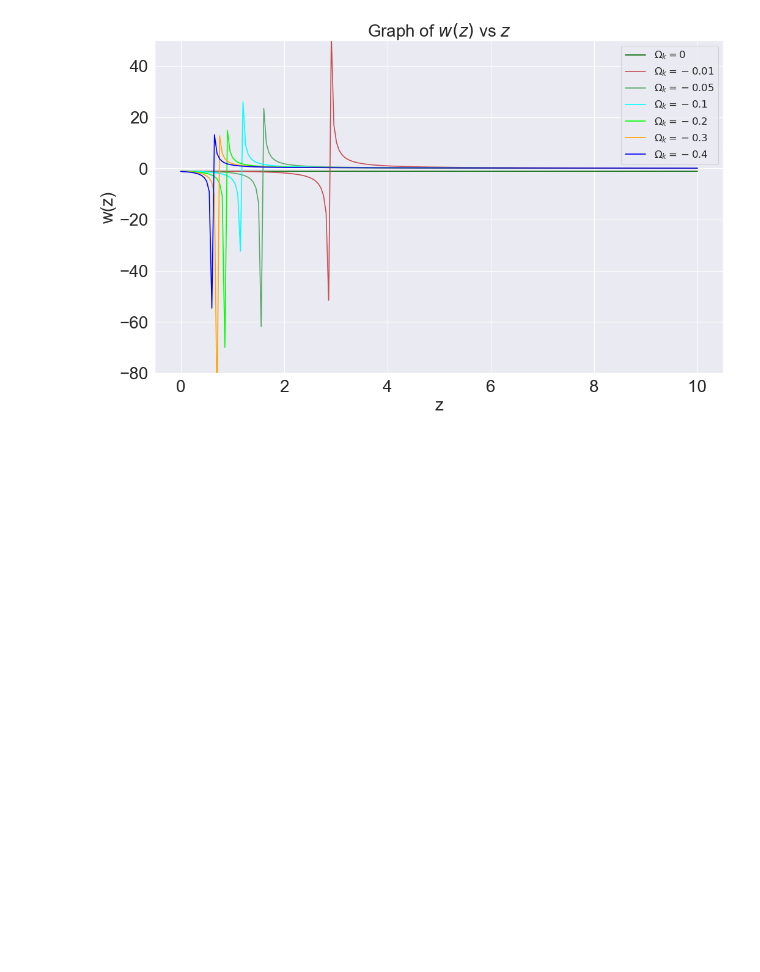
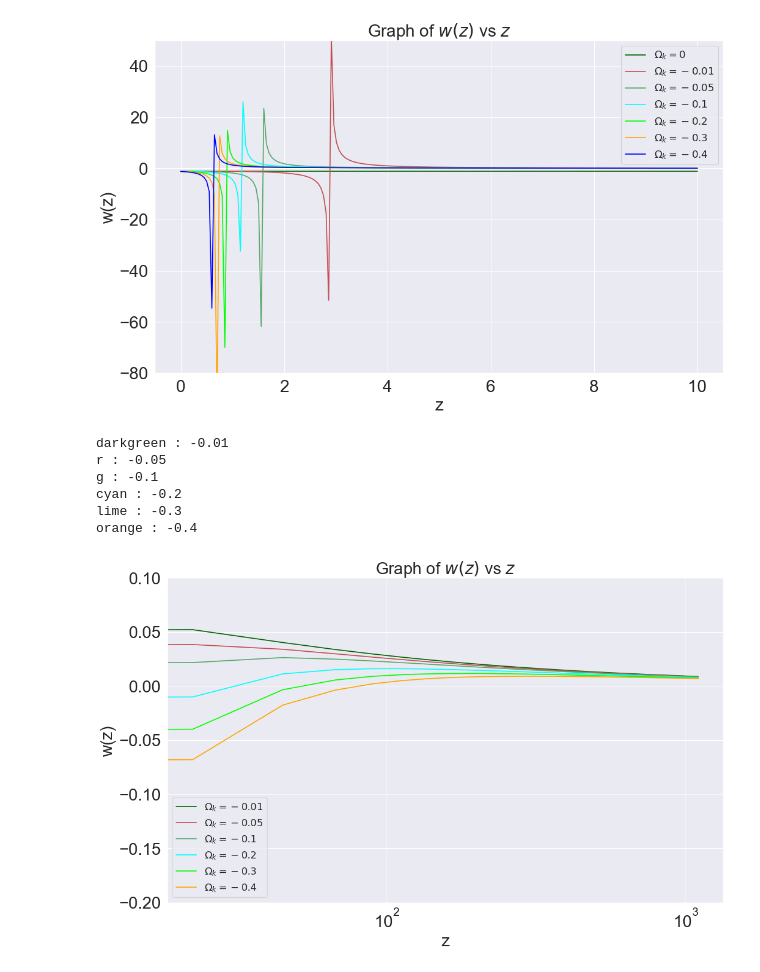
Before and after one commit to bekithemba875/Curvature-Dark-Energy-Degeneracy, a Jupyter notebook: W(z) as a function of z.ipynb, the cells around one changed output. Cells and saved outputs as stored; diff of their text form; code cells hidden in the pictures; blank space fills up the shorter version.

```diff
--- a/W(z) as a function of z.ipynb
+++ b/W(z) as a function of z.ipynb
@@ -168,3 +204,38 @@ lime : -0.2
 orange : -0.3
 blue : -0.4
 [figure]
+# %%
+l=simplify(g)
+#see=np.linspace(0.001,0.2,10)
+col = ['darkgreen', 'r', 'g', 'cyan','lime','orange', 'blue','r', 'r', 'r', 'r','r','r', 'r',]
+lu = 0
+see = [-0.01, -0.05, -0.1 ,-0.2,-0.3, -0.4]
+figure(figsize=(15, 9), dpi=80)
+for j in see:
+    l1= l.subs(Omega_k,j)
+    u = []
+    lulu = np.linspace(0,1100)
+    for i in lulu:
+        t = l1.subs(z, i)
+        u.append(t)
+    plt.plot(lulu,u,color=col[lu])
+    print(col[lu], ":", j)
+    lu +=1
+plt.xscale('log')
+#plt.xlim(0,1)
+plt.ylim(-0.2,0.1)
+plt.xticks(fontsize=25)
+plt.yticks(fontsize=25)
+plt.title('Graph of $w(z)$ vs $z$',fontsize = 25)
+plt.xlabel('z',fontsize = 25)
+plt.ylabel('w(z)',fontsize =25)
+plt.legend(['$\Omega_k = -0.01$', '$\Omega_k = -0.05$', '$\Omega_k = -0.1$', '$\Omega_k = -0.2$', '$\Omega_k = -0.3$', '$\Omega_k = -0.4$',],fontsize=15)
+plt.show()
+# %% [output]
+darkgreen : -0.01
+r : -0.05
+g : -0.1
+cyan : -0.2
+lime : -0.3
+orange : -0.4
+[figure, added]
```
Also changed, not shown: parts of 5 cells of this notebook.
